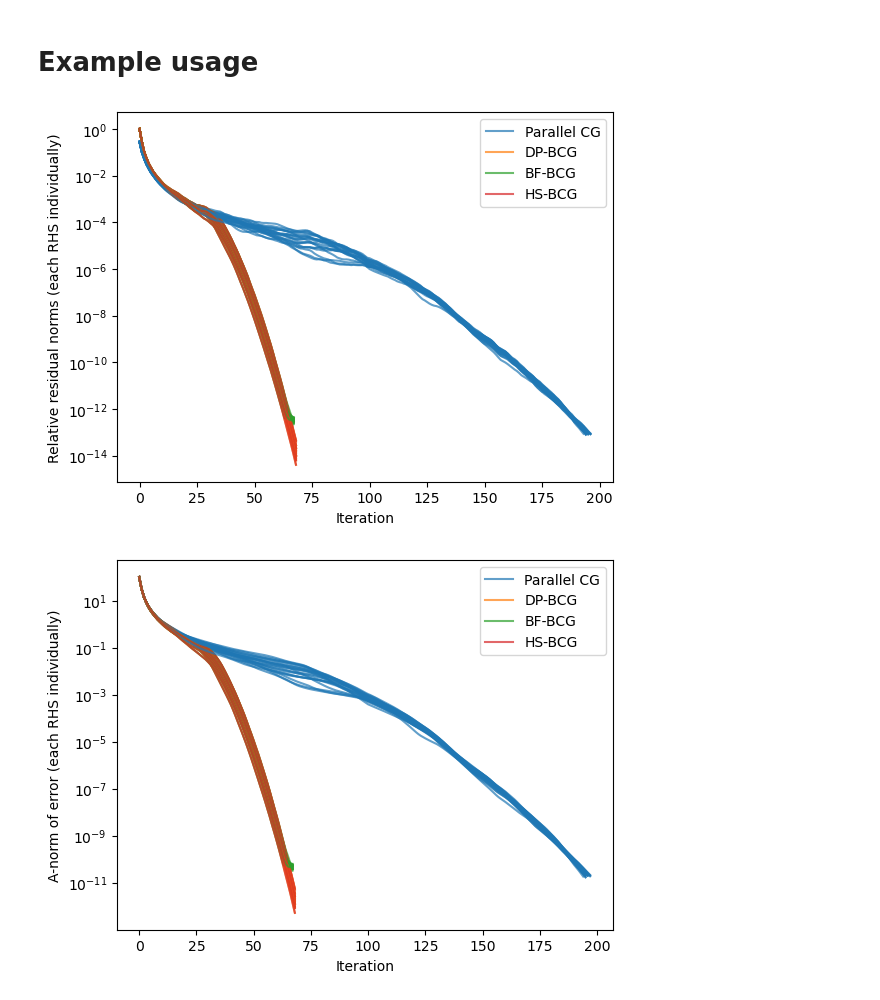
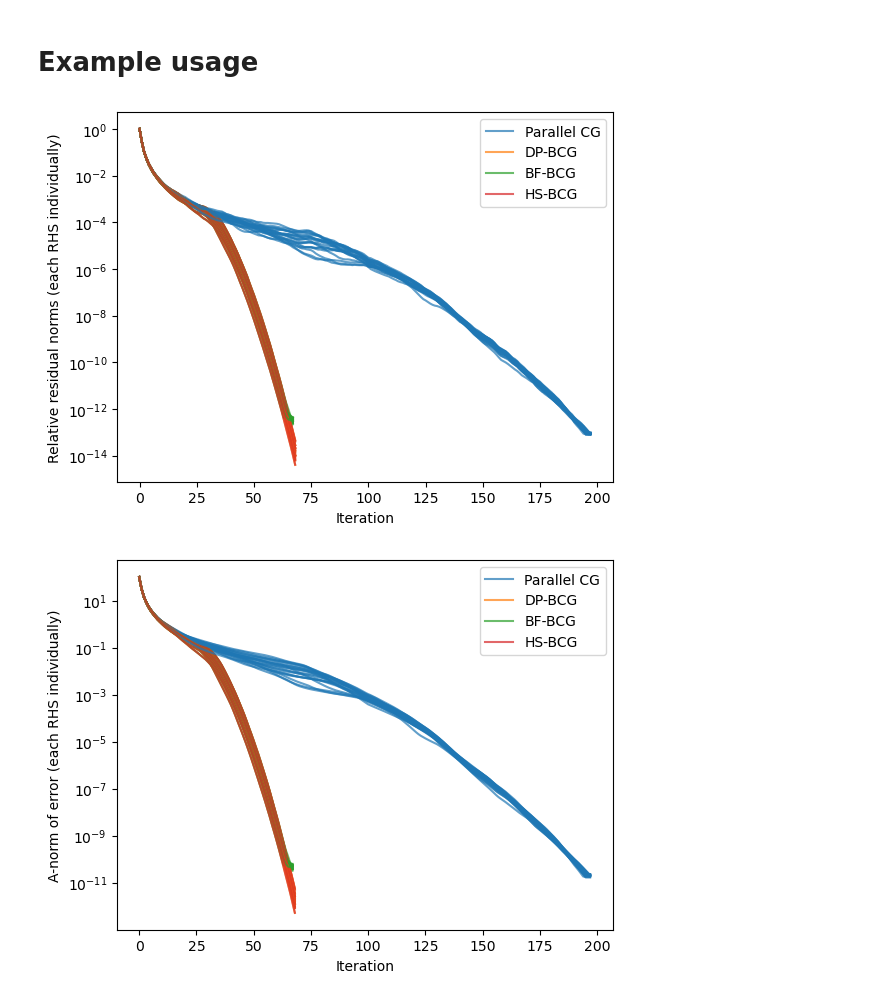
Before and after one commit to jlindbloom/blockcg, a Jupyter notebook: examples.ipynb, the cells around one changed output. Cells and saved outputs as stored; diff of their text form; code cells hidden in the pictures.

```diff
--- a/examples.ipynb
+++ b/examples.ipynb
@@ -26,23 +26,23 @@ Xhs, info_hs = blockcg(A, B, X0=None, tol=tol, variant="HS", Xtrue=Xtrue, maxite
 # %%
 alpha = 0.7
 for j in range(n_rhs):
     if j == 0:
-        plt.semilogy( infos_p[j]["rel_residual_norms"] , color="C0", label="Parallel CG", alpha=alpha)
+        plt.semilogy( infos_p["elem_rel_residual_norms"][j,:] , color="C0", label="Parallel CG", alpha=alpha)
         plt.semilogy( info_dp["elem_rel_residual_norms"][j,:] , color="C1", label="DP-BCG", alpha=alpha)
         plt.semilogy( info_bf["elem_rel_residual_norms"][j,:] , color="C2", label="BF-BCG", alpha=alpha)
         plt.semilogy( info_hs["elem_rel_residual_norms"][j,:] , color="C3", label="HS-BCG", alpha=alpha)
     else:
-        plt.semilogy( infos_p[j]["rel_residual_norms"] , color="C0", alpha=alpha)
+        plt.semilogy( infos_p["elem_rel_residual_norms"][j,:] , color="C0", alpha=alpha)
         plt.semilogy( info_dp["elem_rel_residual_norms"][j,:] , color="C1", alpha=alpha)
         plt.semilogy( info_bf["elem_rel_residual_norms"][j,:] , color="C2", alpha=alpha)
         plt.semilogy( info_hs["elem_rel_residual_norms"][j,:] , color="C3", alpha=alpha)
 
 plt.legend()
 plt.ylabel("Relative residual norms (each RHS individually)")
 plt.xlabel("Iteration")
 plt.show()
 # %% [output]
-[figure, old version]
+[figure, new version]
 # %%
 alpha = 0.7
 for j in range(n_rhs):
```
Also changed, not shown: parts of 12 cells of this notebook, 4 other files.
